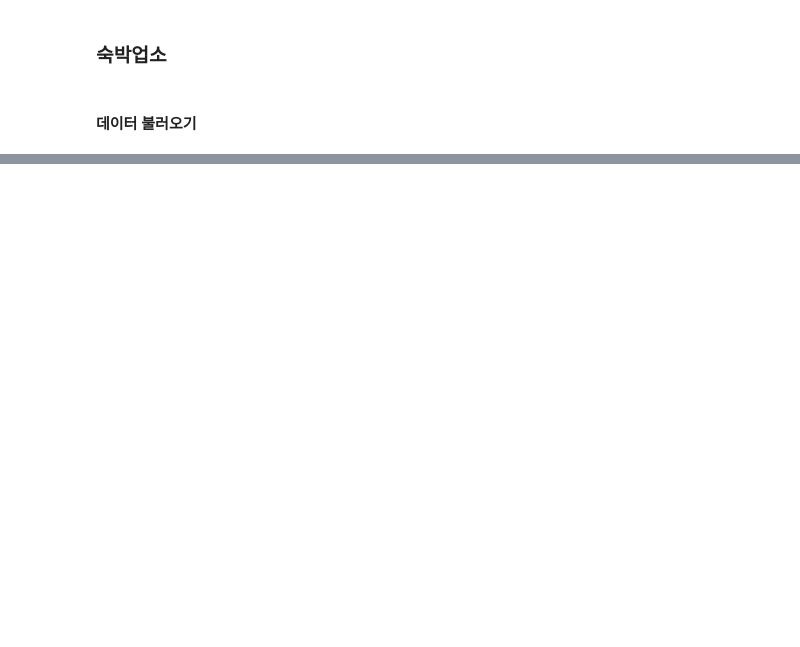
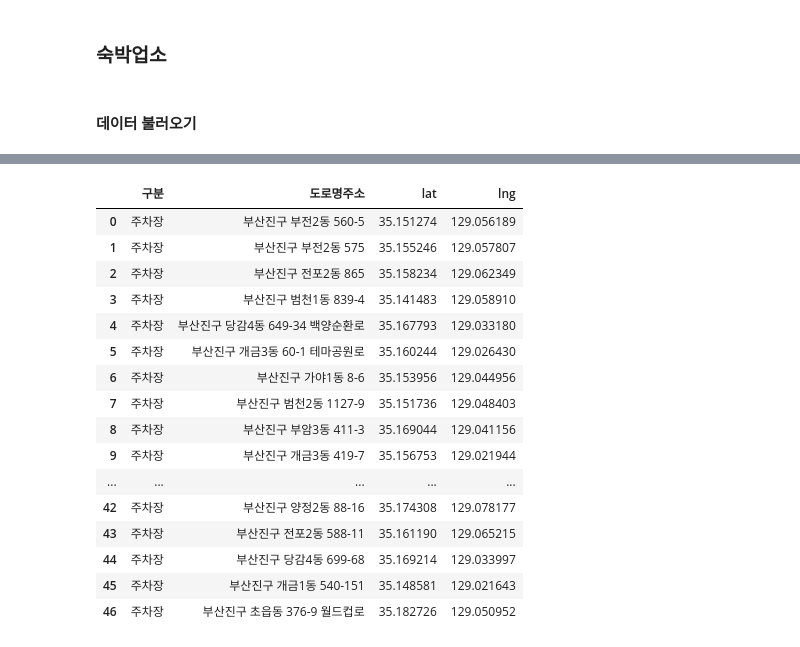
Before and after one commit to Hu-GE2022/artData, a Jupyter notebook: Clustering.ipynb, the cells around one changed output, grey strips where cells are left out. Saved outputs shown, nothing was run; the diff lists cells and outputs as text; code cells hidden in the pictures; blank space fills up the shorter version.

```diff
--- a/Clustering.ipynb
+++ b/Clustering.ipynb
@@ -268,0 +648,3 @@ map
+# %%
+parking_df['구분']='주차장'
+parking_df
@@ -268,0 +694,2 @@ map
+# %%
+parking_df.drop(index=[28,29,31,32,33,34,35,36,37,38],inplace=True)
@@ -268,0 +701,3 @@ map
+# %%
+parking_df = parking_df.reset_index(drop=True)
+parking_df
@@ -268,0 +722,6 @@ map
+# %%
+for apt in parking_df['도로명주소']:
+
+  parking_ad = apt.replace(" ","")
+  tmpMap = gmaps.geocode(parking_ad, language='ko')
+  print(tmpMap)
@@ -268,0 +746,34 @@ map
+# %%
+lat = []
+lng = []
+
+for apt in parking_df['도로명주소']:
+
+  parking_ad = apt.replace(" ","")
+  tmpMap = gmaps.geocode(parking_ad, language='ko')
+  tmpLoc = tmpMap[0].get('geometry')
+  lat.append(tmpLoc['location']['lat'])
+  lng.append(tmpLoc['location']['lng'])
+
+parking_df['lat']=lat
+parking_df['lng']=lng
+
+parking_df
+# %% [output]
+|  | 구분 | 도로명주소 | lat | lng |
+| 0 | 주차장 | 부산진구 부전2동 560-5 | 35.151274 | 129.056189 |
+| 1 | 주차장 | 부산진구 부전2동 575 | 35.155246 | 129.057807 |
+| 2 | 주차장 | 부산진구 전포2동 865 | 35.158234 | 129.062349 |
+| 3 | 주차장 | 부산진구 범천1동 839-4 | 35.141483 | 129.058910 |
+| 4 | 주차장 | 부산진구 당감4동 649-34 백양순환로 | 35.167793 | 129.033180 |
+| 5 | 주차장 | 부산진구 개금3동 60-1 테마공원로 | 35.160244 | 129.026430 |
+| 6 | 주차장 | 부산진구 가야1동 8-6 | 35.153956 | 129.044956 |
+| 7 | 주차장 | 부산진구 범천2동 1127-9 | 35.151736 | 129.048403 |
+| 8 | 주차장 | 부산진구 부암3동 411-3 | 35.169044 | 129.041156 |
+| 9 | 주차장 | 부산진구 개금3동 419-7 | 35.156753 | 129.021944 |
+| ... | ... | ... | ... | ... |
+| 42 | 주차장 | 부산진구 양정2동 88-16 | 35.174308 | 129.078177 |
+| 43 | 주차장 | 부산진구 전포2동 588-11 | 35.161190 | 129.065215 |
+| 44 | 주차장 | 부산진구 당감4동 699-68 | 35.169214 | 129.033997 |
+| 45 | 주차장 | 부산진구 개금1동 540-151 | 35.148581 | 129.021643 |
+| 46 | 주차장 | 부산진구 초읍동 376-9 월드컵로 | 35.182726 | 129.050952 |
```
Also changed, not shown: parts of 37 cells of this notebook.
